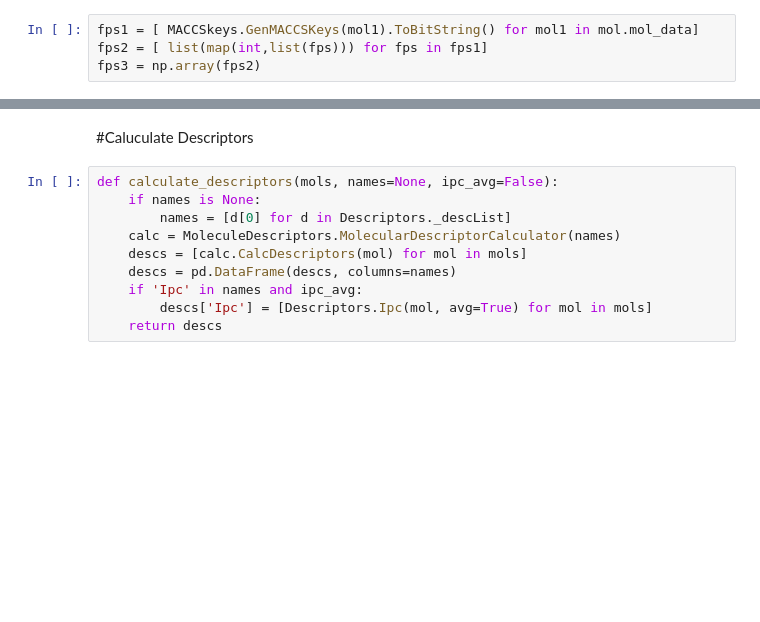
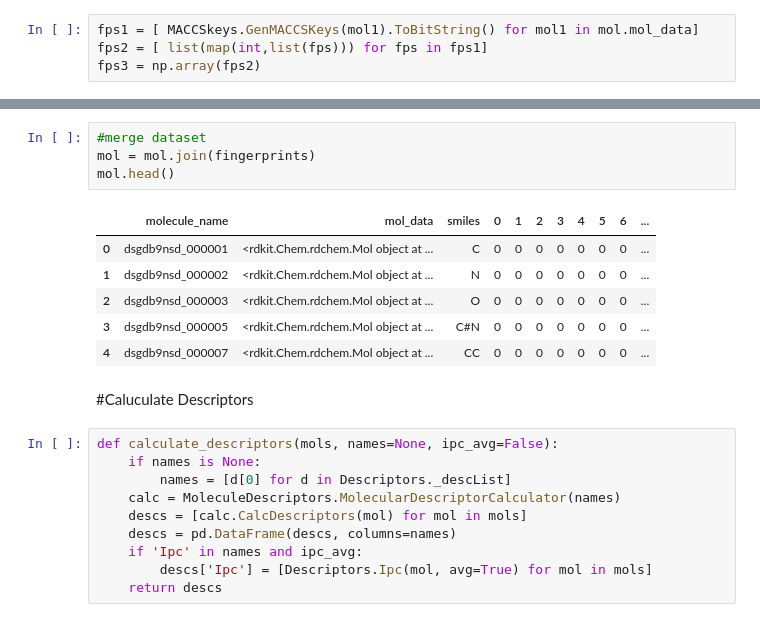
Before and after one commit to To-Hasegawa/Kaggle, a Jupyter notebook: Predicting Molecular Properties/prepare_dataset_RDkit_rev.2.ipynb, the cells around one changed output, grey strips where cells are left out. Saved outputs shown, nothing was run; the diff lists cells and outputs as text; blank space fills up the shorter version.

```diff
--- a/Predicting Molecular Properties/prepare_dataset_RDkit_rev.2.ipynb
+++ b/Predicting Molecular Properties/prepare_dataset_RDkit_rev.2.ipynb
@@ -797,3 +751,14 @@ array([[0, 0, 0, ..., 0, 0, 0],
+# %%
+#merge dataset
+mol = mol.join(fingerprints)
+mol.head()
+# %% [output]
+|  | molecule_name | mol_data | smiles | 0 | 1 | 2 | 3 | 4 | 5 | 6 | ... |
+| 0 | dsgdb9nsd_000001 | <rdkit.Chem.rdchem.Mol object at ... | C | 0 | 0 | 0 | 0 | 0 | 0 | 0 | ... |
+| 1 | dsgdb9nsd_000002 | <rdkit.Chem.rdchem.Mol object at ... | N | 0 | 0 | 0 | 0 | 0 | 0 | 0 | ... |
+| 2 | dsgdb9nsd_000003 | <rdkit.Chem.rdchem.Mol object at ... | O | 0 | 0 | 0 | 0 | 0 | 0 | 0 | ... |
+| 3 | dsgdb9nsd_000005 | <rdkit.Chem.rdchem.Mol object at ... | C#N | 0 | 0 | 0 | 0 | 0 | 0 | 0 | ... |
+| 4 | dsgdb9nsd_000007 | <rdkit.Chem.rdchem.Mol object at ... | CC | 0 | 0 | 0 | 0 | 0 | 0 | 0 | ... |
 # %% [markdown]
 #Caluculate Descriptors
 # %%
```
Also changed, not shown: parts of 17 cells of this notebook.
